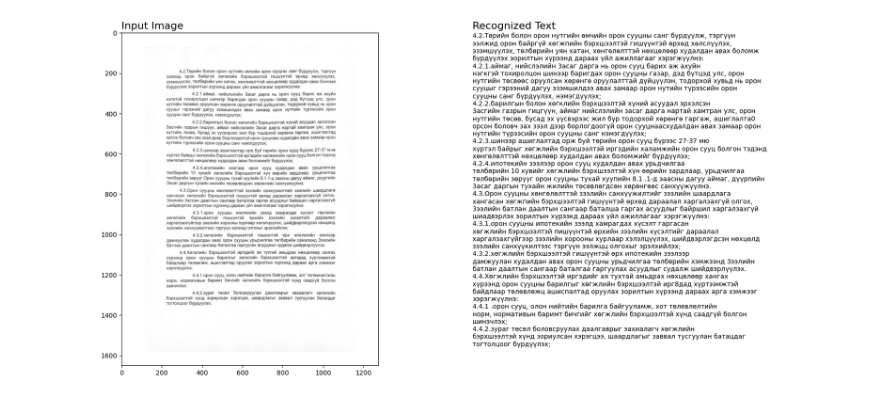
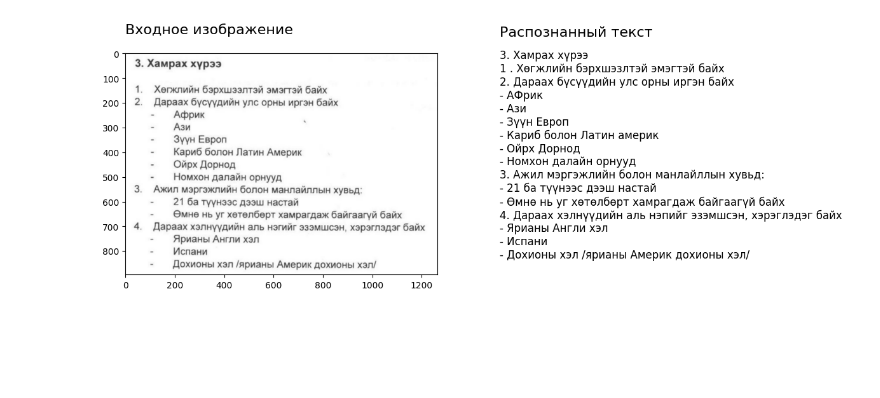
Before and after one commit to batzorich/Mongolian-OCR, a Jupyter notebook: notebook/demonstration.ipynb, the cells around one changed output. Saved outputs shown, nothing was run; the diff lists cells and outputs as text; code cells hidden in the pictures; blank space fills up the shorter version.

```diff
--- a/notebook/demonstration.ipynb
+++ b/notebook/demonstration.ipynb
@@ -19,6 +17,6 @@ To enable the following instructions: AVX2 AVX_VNNI FMA, in other operations, re
 WARNING:absl:Compiled the loaded model, but the compiled metrics have yet to be built. `model.compile_metrics` will be empty until you train or evaluate the model.
 # %%
-IMG_PATH = "test_imgs/img_001.jpg"
+IMG_PATH = "test_imgs/img_005.jpg"
 img = cv2.imread(IMG_PATH)
 result = extract_text(img)
 # %% [output]
@@ -62,24 +27,24 @@ print(result)
 # %%
 import matplotlib.pyplot as plt
 import matplotlib.gridspec as gridspec
 import cv2
 
 img = cv2.cvtColor(img, cv2.COLOR_BGR2RGB)
 
-fig = plt.figure(figsize=(18, 8))
-gs = gridspec.GridSpec(1, 2, width_ratios=[1, 1.2])
+fig = plt.figure(figsize=(12, 4))
+gs = gridspec.GridSpec(1, 2, width_ratios=[1, 1])
 
 ax0 = plt.subplot(gs[0])
 ax0.imshow(img)
 ax0.axis("on")
-ax0.set_title("Input Image", fontsize=16, loc="left")
+ax0.set_title("Входное изображение", fontsize=16, loc="left", pad=20, y=1.01)
 
 ax1 = plt.subplot(gs[1])
 ax1.axis("off")
-ax1.set_title("Recognized Text", fontsize=16, loc="left")
-ax1.text(0, 1, result, fontsize=10, wrap=True, va='top', ha='left', transform=ax1.transAxes)
+ax1.set_title("Распознанный текст", fontsize=16, loc="left", pad=15, y=1)
+ax1.text(0, 1, result, fontsize=12, wrap=True, va='top', ha='left', transform=ax1.transAxes)
 
 plt.subplots_adjust(left=0.05, right=0.95, top=0.95, bottom=0.05, wspace=0.2)
 plt.show()
 # %% [output]
-[figure, old version]
+[figure, new version]
```
Also changed, not shown: parts of 3 cells of this notebook, 20 other files.
